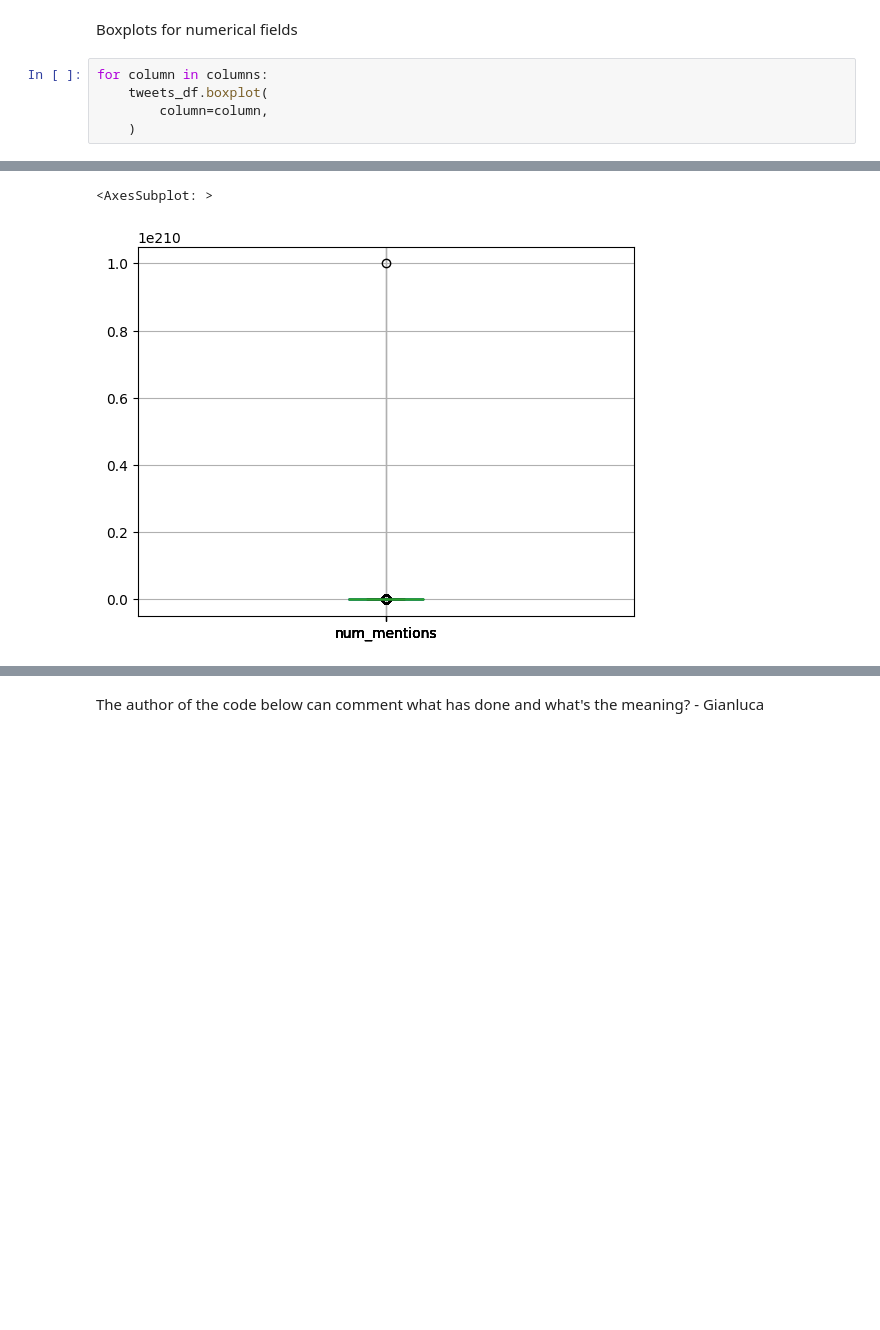
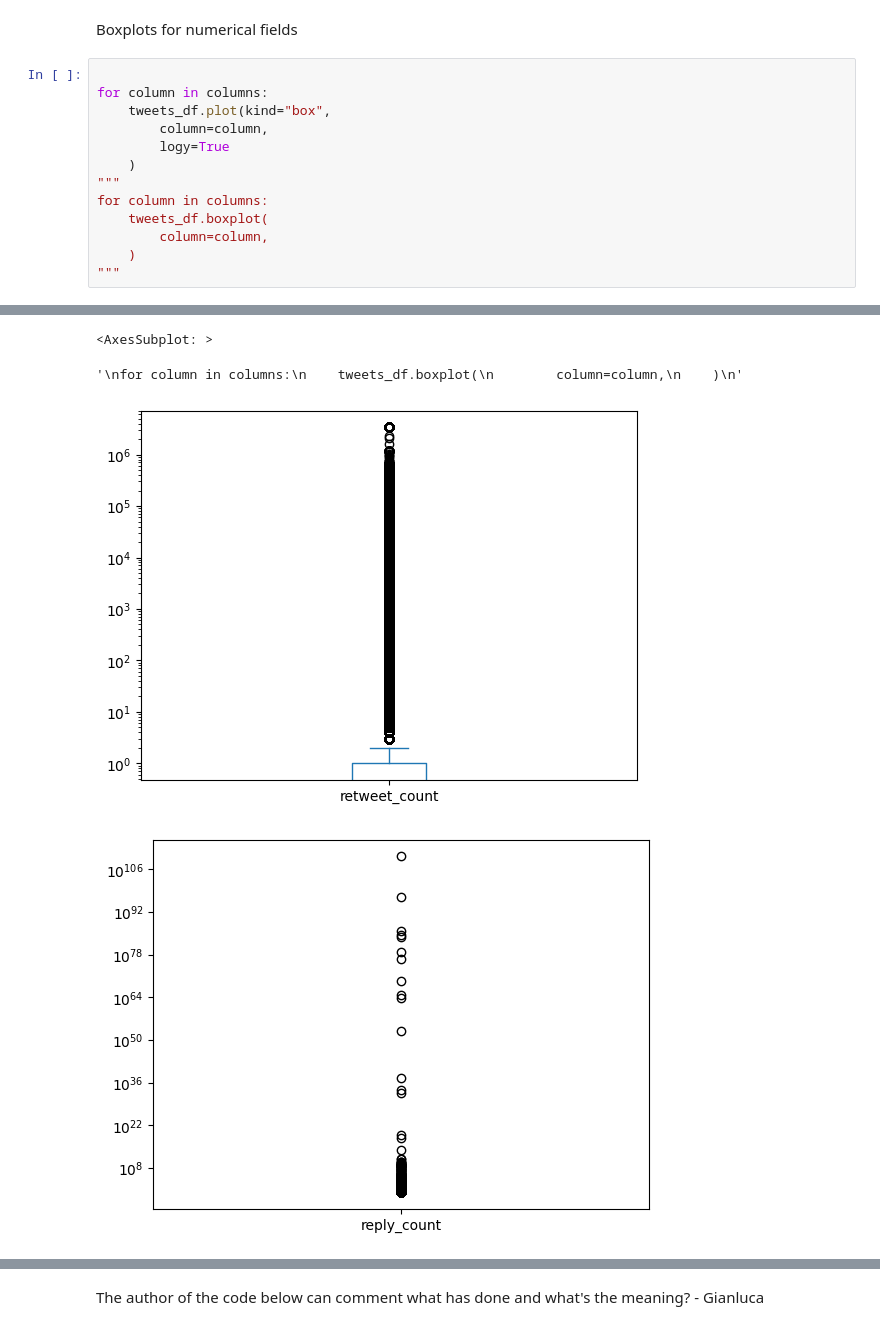
Before and after one commit to The-seven-dwarfs/DataMining-Group7, a Jupyter notebook: 1-Data_Understanding_and_Preparation.ipynb, the cells around one changed output, grey strips where cells are left out. Cells and saved outputs as stored; diff of their text form; blank space fills up the shorter version.

Commit message:
Made some text fixes and tried to fix bex plots.

```diff
--- a/1-Data_Understanding_and_Preparation.ipynb
+++ b/1-Data_Understanding_and_Preparation.ipynb
@@ -448,15 +471,25 @@ array([[<AxesSubplot: title={'center': 'retweet_count'}>,
 # %% [markdown]
 Boxplots for numerical fields
 # %%
+
+for column in columns:
+    tweets_df.plot(kind="box",
+        column=column,
+        logy=True
+    )
+"""
 for column in columns:
     tweets_df.boxplot(
         column=column,
     )
+"""
 # %% [output]
 <AxesSubplot: >
 <AxesSubplot: >
 <AxesSubplot: >
 <AxesSubplot: >
 <AxesSubplot: >
 <AxesSubplot: >
+'\nfor column in columns:\n    tweets_df.boxplot(\n        column=column,\n    )\n'
-[figure, old version]
+[figure, new version]
+[figure, added]
```
Also changed, not shown: parts of 15 cells of this notebook.
